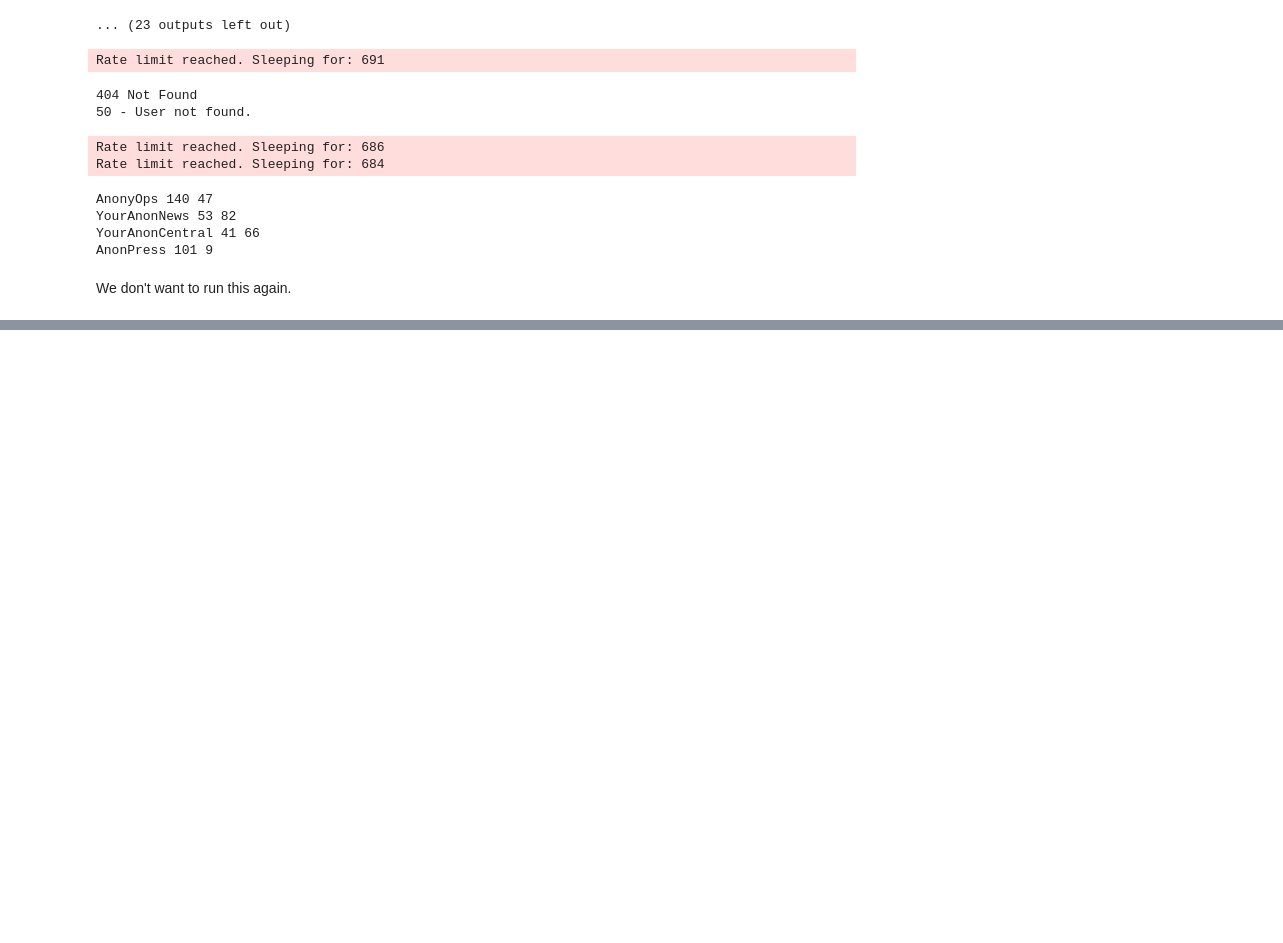
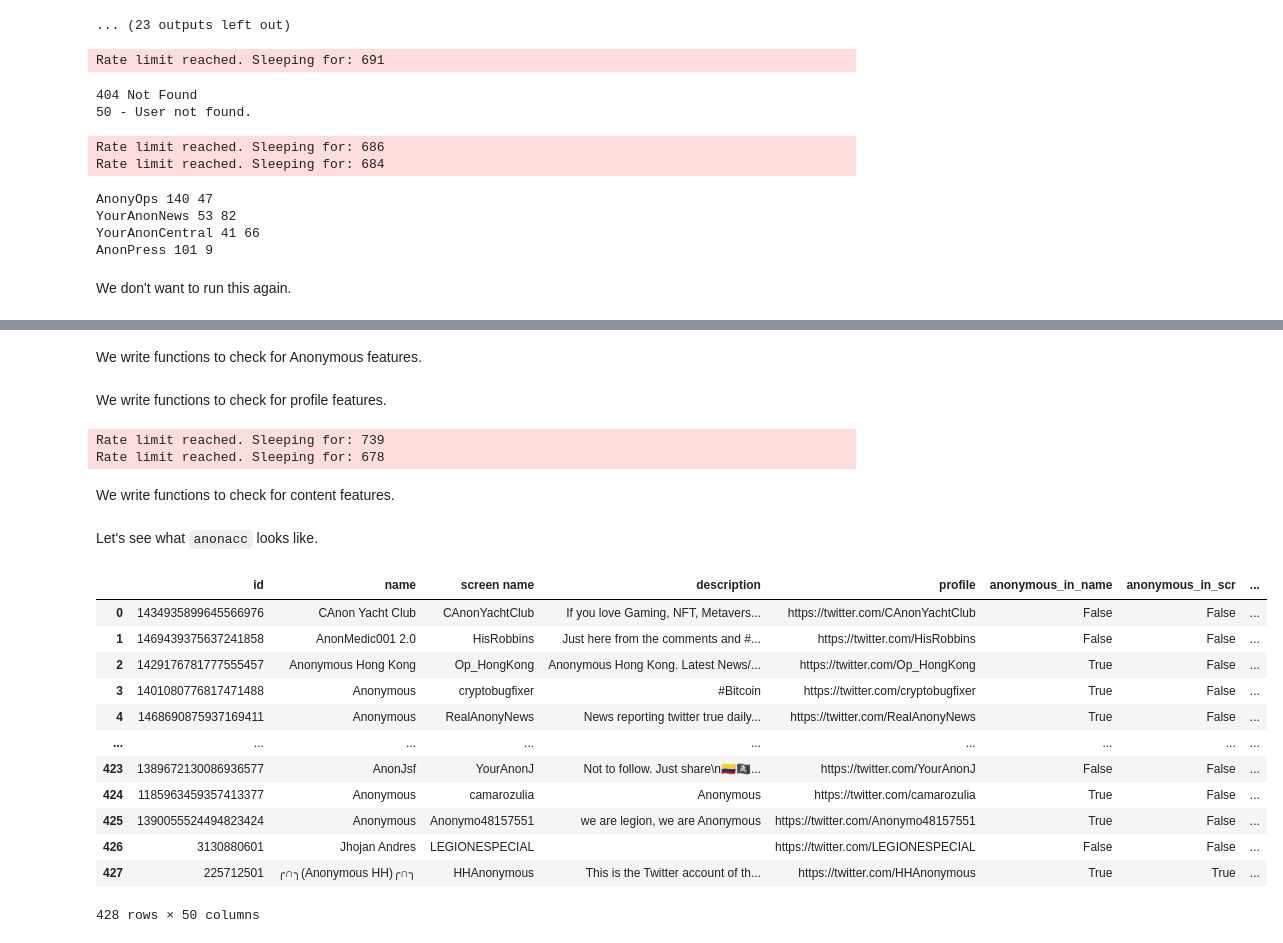
Before and after one commit to jennifershan/anon-emoji, a Jupyter notebook: main_collect.ipynb, the cells around one changed output, grey strips where cells are left out. Cells and saved outputs as stored; diff of their text form; code cells hidden in the pictures; blank space fills up the shorter version.

```diff
--- a/main_collect.ipynb
+++ b/main_collect.ipynb
@@ -142,7 +140,7 @@ anonfwg = {}
 
 for a in ausers:
     anonfwg[a] = []
-    for u in flwng[a]:
+    for u in fwg[a]:
         try:
             user = api.get_user(user_id = u)
             name = user.name.lower()
@@ -211,0 +250,2 @@ df
+# %% [markdown]
+We write functions to check for Anonymous features.
@@ -211,0 +298,2 @@ df
+# %% [markdown]
+We write functions to check for profile features.
@@ -211,0 +325,37 @@ df
+# %%
+features = [tweet_number, fwr_number, fwg_number, f_f_ratio, location_prov]
+
+for f in features:
+    anonacc[f.__name__] = anonacc['id'].apply(f)
+# %% [output]
+Rate limit reached. Sleeping for: 739
+Rate limit reached. Sleeping for: 678
+# %% [markdown]
+We write functions to check for content features.
+# %%
+def char_number(x):
+    return len(x)
+
+def word_number(x):
+    return len(re.findall(r'\w+', x))
+
+def uppercase_number(x):
+    return sum(1 for c in x if c.isupper())
+
+def lowercase_number(x):
+    return sum(1 for c in x if c.islower())
+
+def alpha_number(x):
+    return sum(1 for c in x if c.isalpha())
+
+def num_number(x):
+    return sum(1 for c in x if c.isdigit())
+
+def punc_number(x):
+    return sum(1 for c in x if c in string.punctuation)
+
+def emoji_number(x):
+    return sum(1 for c in x if c in emoji.UNICODE_EMOJI['en'])
+
+def hashtag_number(x):
+    return x.count('#')
@@ -211,0 +376,18 @@ df
+# %% [markdown]
+Let's see what `anonacc` looks like.
+# %%
+anonacc
+# %% [output]
+|  | id | name | screen name | description | profile | anonymous_in_name | anonymous_in_scr | ... |
+| 0 | 1434935899645566976 | CAnon Yacht Club | CAnonYachtClub | If you love Gaming, NFT, Metavers... | https://twitter.com/CAnonYachtClub | False | False | ... |
+| 1 | 1469439375637241858 | AnonMedic001 2.0 | HisRobbins | Just here from the comments and #... | https://twitter.com/HisRobbins | False | False | ... |
+| 2 | 1429176781777555457 | Anonymous Hong Kong | Op_HongKong | Anonymous Hong Kong. Latest News/... | https://twitter.com/Op_HongKong | True | False | ... |
+| 3 | 1401080776817471488 | Anonymous | cryptobugfixer | #Bitcoin | https://twitter.com/cryptobugfixer | True | False | ... |
+| 4 | 1468690875937169411 | Anonymous | RealAnonyNews | News reporting twitter true daily... | https://twitter.com/RealAnonyNews | True | False | ... |
+| ... | ... | ... | ... | ... | ... | ... | ... | ... |
+| 423 | 1389672130086936577 | AnonJsf | YourAnonJ | Not to follow. Just share\n🇨🇴🏴‍☠️... | https://twitter.com/YourAnonJ | False | False | ... |
+| 424 | 1185963459357413377 | Anonymous | camarozulia | Anonymous | https://twitter.com/camarozulia | True | False | ... |
+| 425 | 1390055524494823424 | Anonymous | Anonymo48157551 | we are legion, we are Anonymous | https://twitter.com/Anonymo48157551 | True | False | ... |
+| 426 | 3130880601 | Jhojan Andres | LEGIONESPECIAL |  | https://twitter.com/LEGIONESPECIAL | False | False | ... |
+| 427 | 225712501 | ╭∩╮(Anonymous HH)╭∩╮ | HHAnonymous | This is the Twitter account of th... | https://twitter.com/HHAnonymous | True | True | ... |
+428 rows × 50 columns
```
Also changed, not shown: parts of 68 cells of this notebook.
